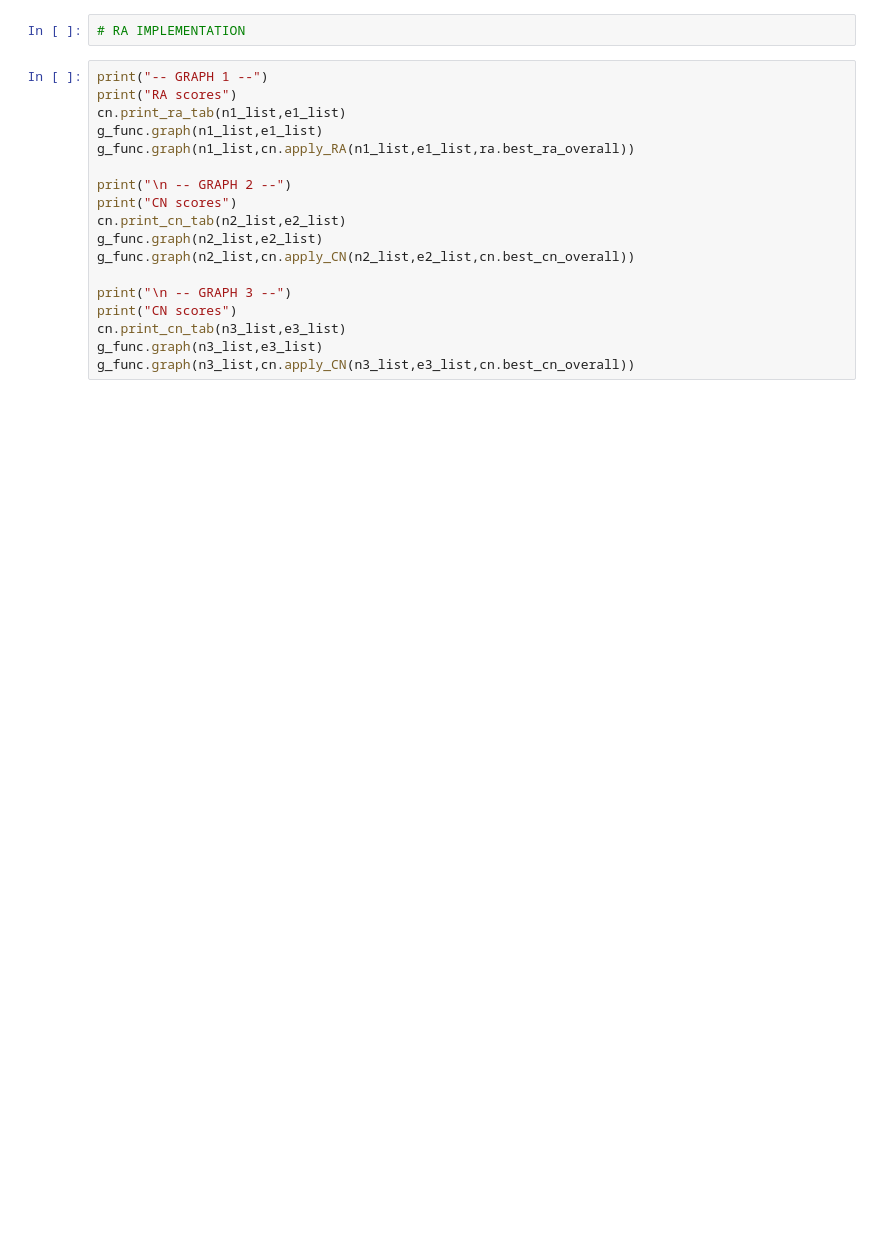
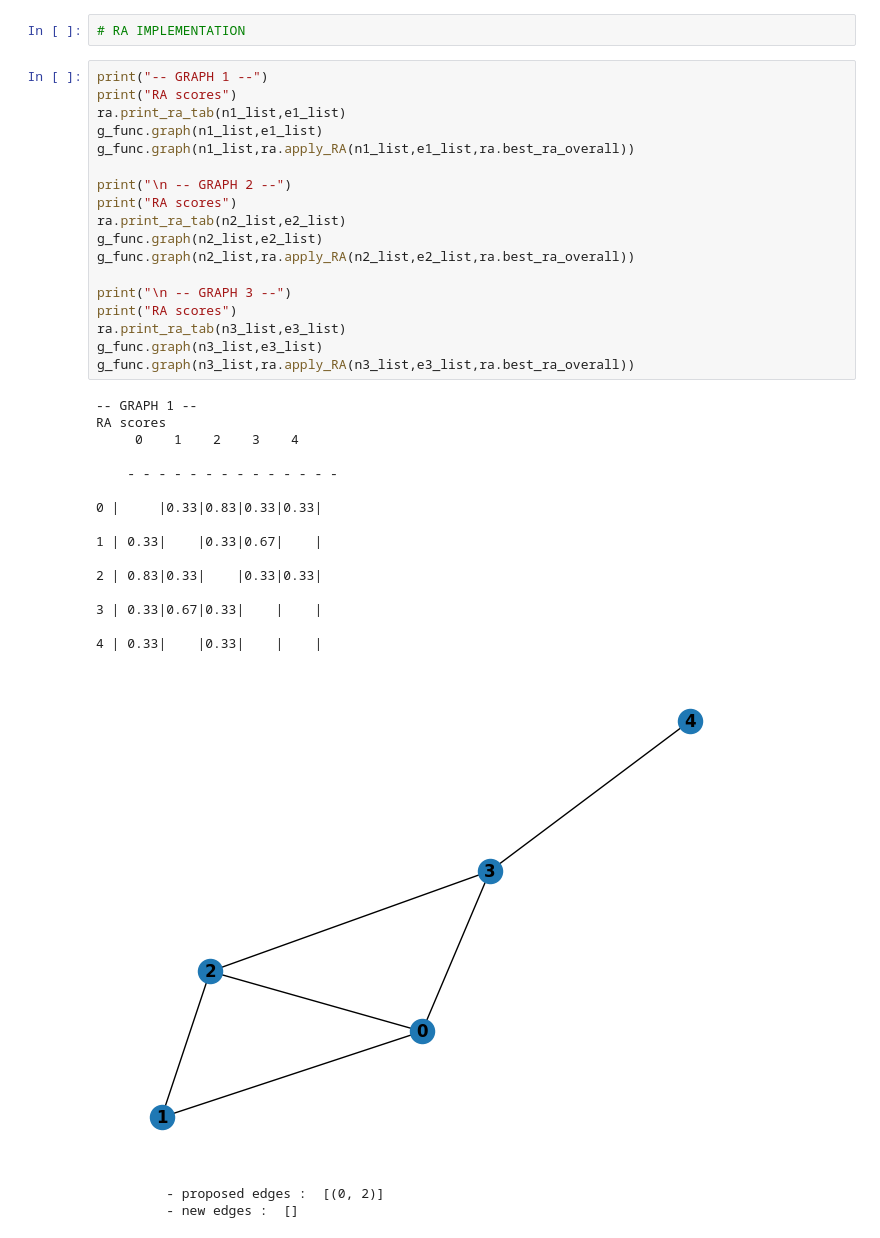
Before and after one commit to Ploenypp/PPI-L3, a Jupyter notebook: CN_RA_implement.ipynb, the cells around one changed output. Cells and saved outputs as stored; diff of their text form; blank space fills up the shorter version.

```diff
--- a/CN_RA_implement.ipynb
+++ b/CN_RA_implement.ipynb
@@ -173,18 +173,37 @@ best_cn_node
 # %%
 print("-- GRAPH 1 --")
 print("RA scores")
-cn.print_ra_tab(n1_list,e1_list)
+ra.print_ra_tab(n1_list,e1_list)
 g_func.graph(n1_list,e1_list)
-g_func.graph(n1_list,cn.apply_RA(n1_list,e1_list,ra.best_ra_overall))
+g_func.graph(n1_list,ra.apply_RA(n1_list,e1_list,ra.best_ra_overall))
 
 print("\n -- GRAPH 2 --")
-print("CN scores")
-cn.print_cn_tab(n2_list,e2_list)
+print("RA scores")
+ra.print_ra_tab(n2_list,e2_list)
 g_func.graph(n2_list,e2_list)
-g_func.graph(n2_list,cn.apply_CN(n2_list,e2_list,cn.best_cn_overall))
+g_func.graph(n2_list,ra.apply_RA(n2_list,e2_list,ra.best_ra_overall))
 
 print("\n -- GRAPH 3 --")
-print("CN scores")
-cn.print_cn_tab(n3_list,e3_list)
+print("RA scores")
+ra.print_ra_tab(n3_list,e3_list)
 g_func.graph(n3_list,e3_list)
-g_func.graph(n3_list,cn.apply_CN(n3_list,e3_list,cn.best_cn_overall))
+g_func.graph(n3_list,ra.apply_RA(n3_list,e3_list,ra.best_ra_overall))
+# %% [output]
+-- GRAPH 1 --
+RA scores
+     0    1    2    3    4
+
+    - - - - - - - - - - - - - -
+
+0 |     |0.33|0.83|0.33|0.33|
+
+1 | 0.33|    |0.33|0.67|    |
+
+2 | 0.83|0.33|    |0.33|0.33|
+
+3 | 0.33|0.67|0.33|    |    |
+
+4 | 0.33|    |0.33|    |    |
+[figure, added]
+         - proposed edges :  [(0, 2)]
+         - new edges :  []
```
Also changed, not shown: parts of 11 cells of this notebook.
